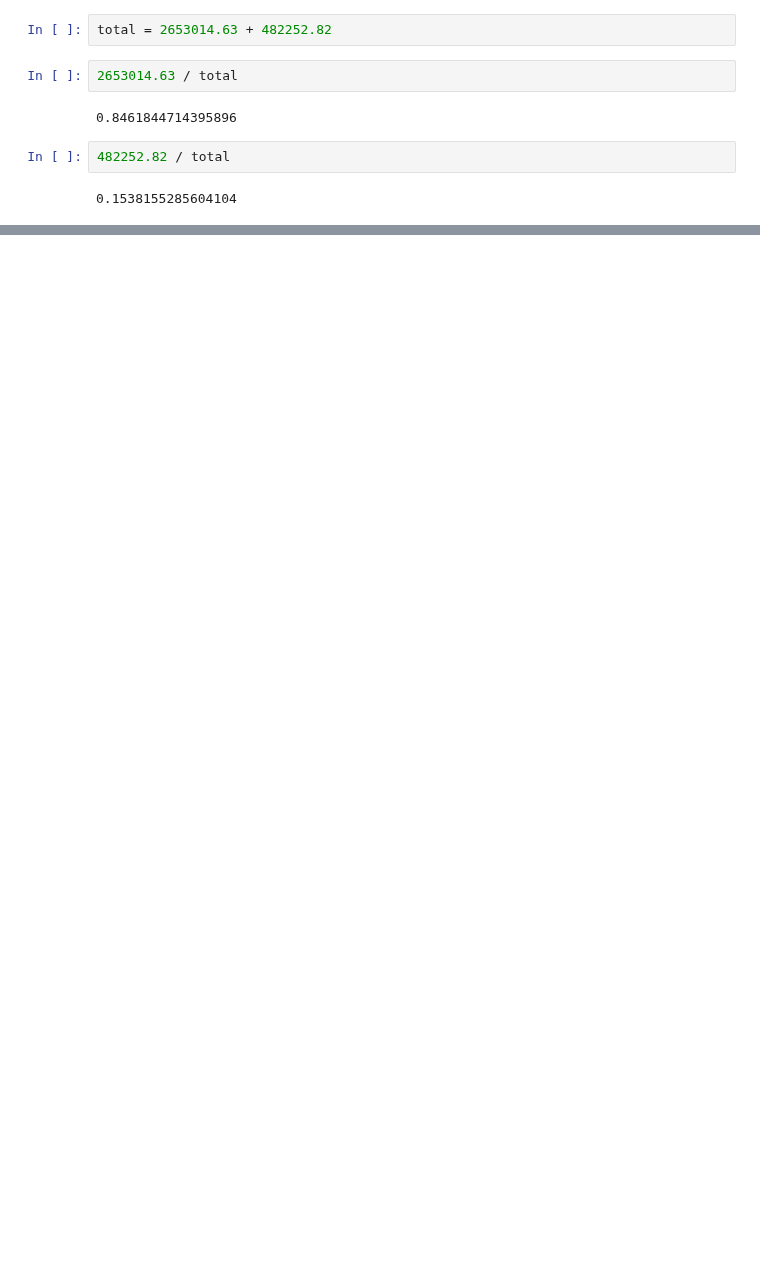
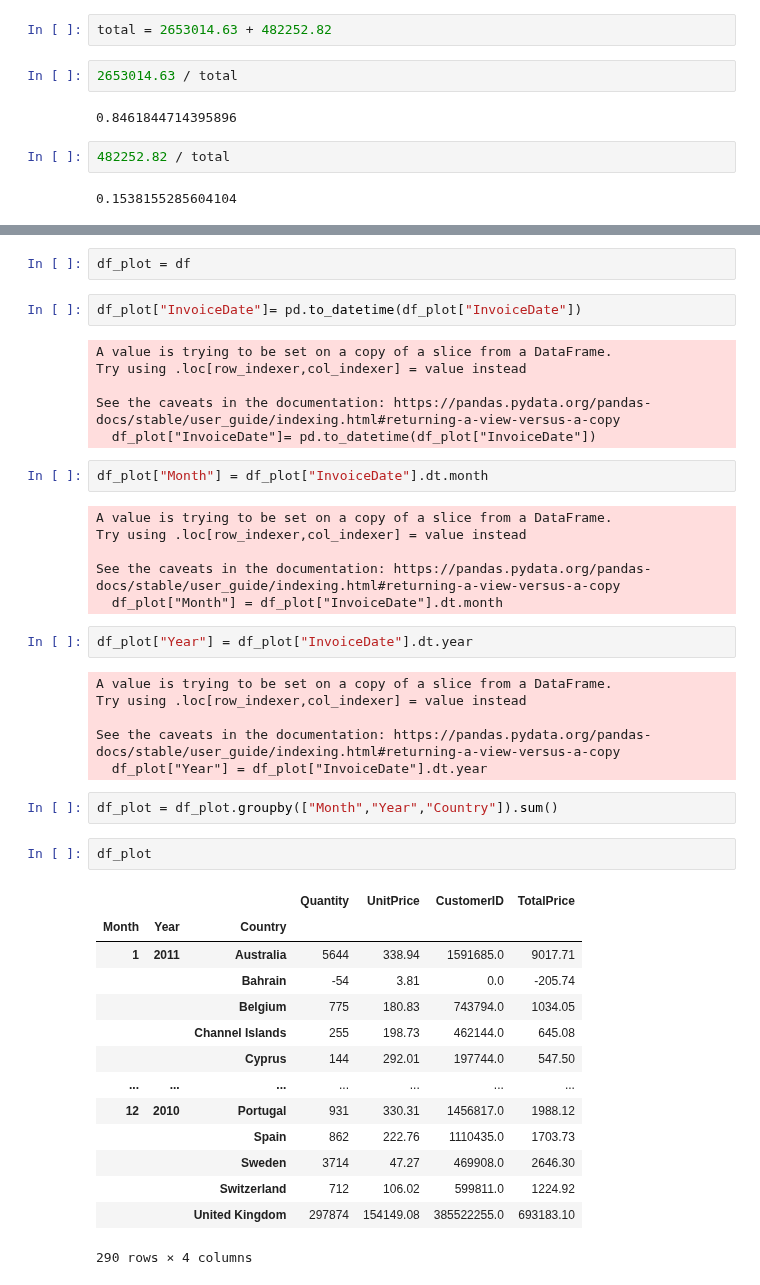
Before and after one commit to ArditFazliu/Analytics-und-Data-Storytelling, a Jupyter notebook: reports/draft_reports/h1.ipynb, the cells around one changed output, grey strips where cells are left out. Cells and saved outputs as stored; diff of their text form; blank space fills up the shorter version.

```diff
--- a/reports/draft_reports/h1.ipynb
+++ b/reports/draft_reports/h1.ipynb
@@ -292,3 +324,48 @@ alt.layer(pie, text_uk, revenue_uk, text_rest, revenue_rest).configure_view(
 )
 # %% [output]
 [interactive output not drawn]
+# %%
+df_plot = df
+# %%
+df_plot["InvoiceDate"]= pd.to_datetime(df_plot["InvoiceDate"])
+# %% [output]
+A value is trying to be set on a copy of a slice from a DataFrame.
+Try using .loc[row_indexer,col_indexer] = value instead
+
+See the caveats in the documentation: https://pandas.pydata.org/pandas-docs/stable/user_guide/indexing.html#returning-a-view-versus-a-copy
+  df_plot["InvoiceDate"]= pd.to_datetime(df_plot["InvoiceDate"])
+# %%
+df_plot["Month"] = df_plot["InvoiceDate"].dt.month
+# %% [output]
+A value is trying to be set on a copy of a slice from a DataFrame.
+Try using .loc[row_indexer,col_indexer] = value instead
+
+See the caveats in the documentation: https://pandas.pydata.org/pandas-docs/stable/user_guide/indexing.html#returning-a-view-versus-a-copy
+  df_plot["Month"] = df_plot["InvoiceDate"].dt.month
+# %%
+df_plot["Year"] = df_plot["InvoiceDate"].dt.year
+# %% [output]
+A value is trying to be set on a copy of a slice from a DataFrame.
+Try using .loc[row_indexer,col_indexer] = value instead
+
+See the caveats in the documentation: https://pandas.pydata.org/pandas-docs/stable/user_guide/indexing.html#returning-a-view-versus-a-copy
+  df_plot["Year"] = df_plot["InvoiceDate"].dt.year
+# %%
+df_plot = df_plot.groupby(["Month","Year","Country"]).sum()
+# %%
+df_plot
+# %% [output]
+|  |  |  | Quantity | UnitPrice | CustomerID | TotalPrice |
+| Month | Year | Country |  |  |  |  |
+| 1 | 2011 | Australia | 5644 | 338.94 | 1591685.0 | 9017.71 |
+|  |  | Bahrain | -54 | 3.81 | 0.0 | -205.74 |
+|  |  | Belgium | 775 | 180.83 | 743794.0 | 1034.05 |
+|  |  | Channel Islands | 255 | 198.73 | 462144.0 | 645.08 |
+|  |  | Cyprus | 144 | 292.01 | 197744.0 | 547.50 |
+| ... | ... | ... | ... | ... | ... | ... |
+| 12 | 2010 | Portugal | 931 | 330.31 | 1456817.0 | 1988.12 |
+|  |  | Spain | 862 | 222.76 | 1110435.0 | 1703.73 |
+|  |  | Sweden | 3714 | 47.27 | 469908.0 | 2646.30 |
+|  |  | Switzerland | 712 | 106.02 | 599811.0 | 1224.92 |
+|  |  | United Kingdom | 297874 | 154149.08 | 385522255.0 | 693183.10 |
+290 rows × 4 columns
```
Also changed, not shown: parts of 18 cells of this notebook.
